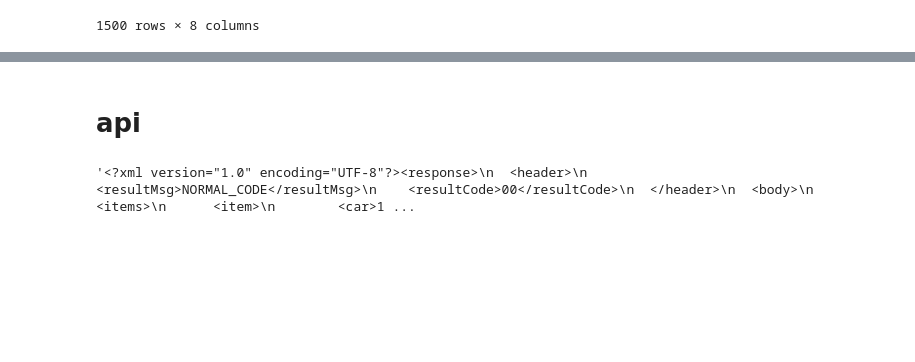
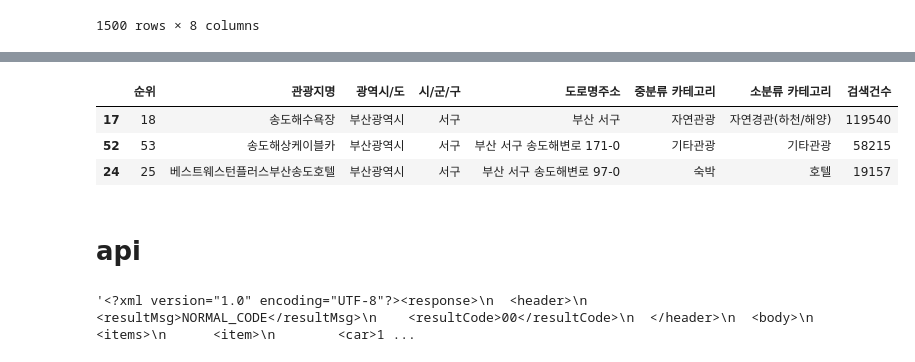
Before and after one commit to JaeHong-Park987/BUSAN, a Jupyter notebook: 부산 관광 데이터 수집.ipynb, the cells around one changed output, grey strips where cells are left out. Saved outputs shown, nothing was run; the diff lists cells and outputs as text; code cells hidden in the pictures; blank space fills up the shorter version.

```diff
--- a/부산 관광 데이터 수집.ipynb
+++ b/부산 관광 데이터 수집.ipynb
@@ -276,3 +380,10 @@ df_new.describe()
+# %%
+df_many[df_many['관광지명'].str.contains('송도')]
+# %% [output]
+|  | 순위 | 관광지명 | 광역시/도 | 시/군/구 | 도로명주소 | 중분류 카테고리 | 소분류 카테고리 | 검색건수 |
+| 17 | 18 | 송도해수욕장 | 부산광역시 | 서구 | 부산 서구 | 자연관광 | 자연경관(하천/해양) | 119540 |
+| 52 | 53 | 송도해상케이블카 | 부산광역시 | 서구 | 부산 서구 송도해변로 171-0 | 기타관광 | 기타관광 | 58215 |
+| 24 | 25 | 베스트웨스턴플러스부산송도호텔 | 부산광역시 | 서구 | 부산 서구 송도해변로 97-0 | 숙박 | 호텔 | 19157 |
 # %% [markdown]
 # api
 # %%
```
Also changed, not shown: parts of 23 cells of this notebook, 1 other file.
